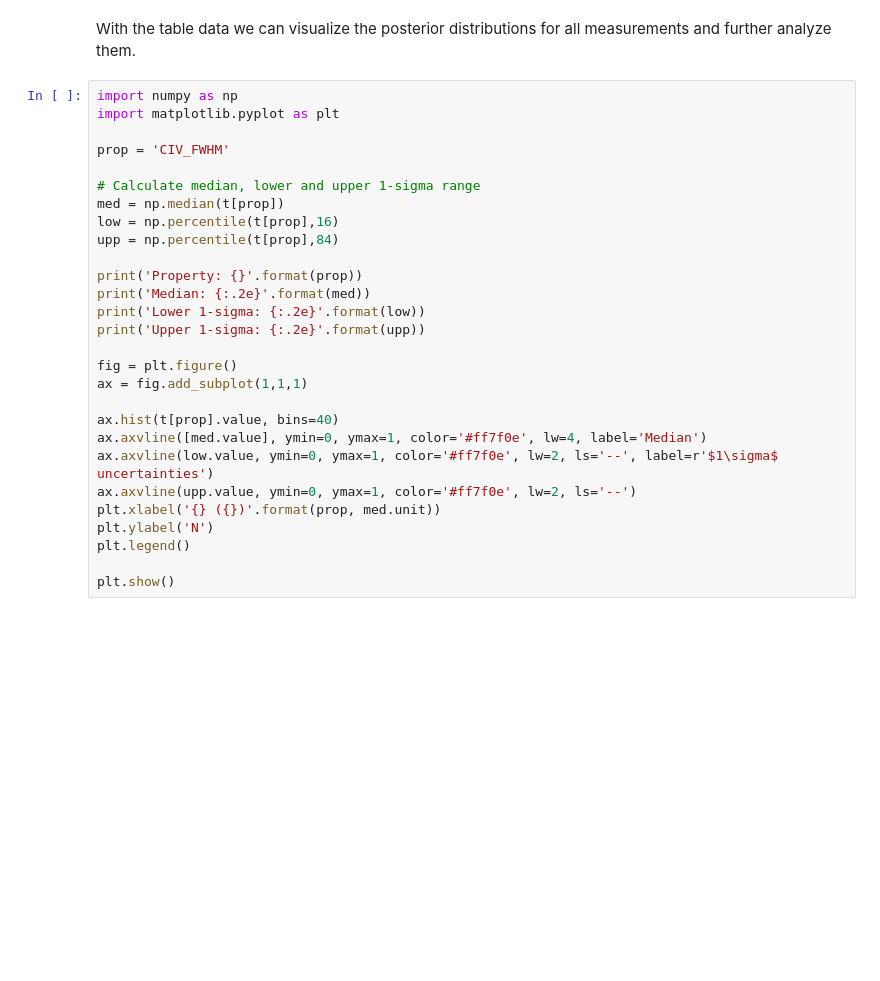
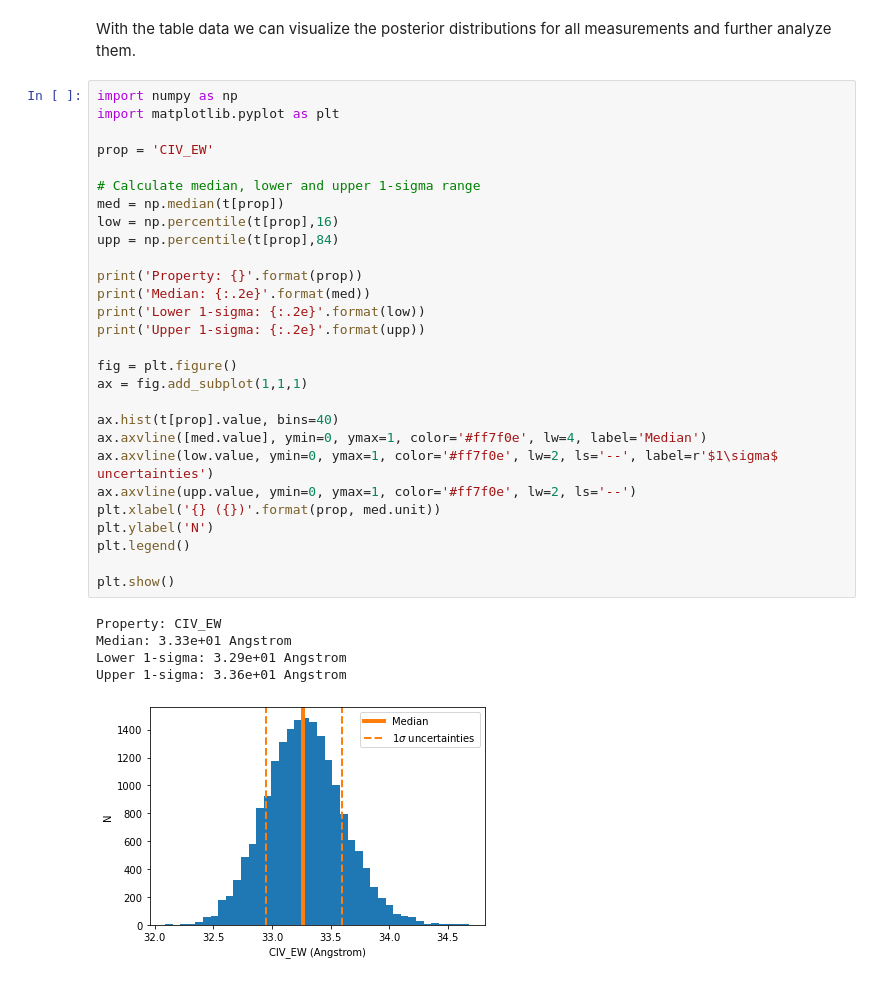
Before and after one commit to jtschindler/sculptor, a Jupyter notebook: examples/notebooks/scripting_sculptor_3.ipynb, the cells around one changed output. Cells and saved outputs as stored; diff of their text form; blank space fills up the shorter version.

```diff
--- a/examples/notebooks/scripting_sculptor_3.ipynb
+++ b/examples/notebooks/scripting_sculptor_3.ipynb
@@ -235,28 +345,34 @@ With the table data we can visualize the posterior distributions for all measure
 # %%
 import numpy as np
 import matplotlib.pyplot as plt
 
-prop = 'CIV_FWHM'
+prop = 'CIV_EW'
 
 # Calculate median, lower and upper 1-sigma range
 med = np.median(t[prop])
 low = np.percentile(t[prop],16)
 upp = np.percentile(t[prop],84)
 
 print('Property: {}'.format(prop))
 print('Median: {:.2e}'.format(med))
 print('Lower 1-sigma: {:.2e}'.format(low))
 print('Upper 1-sigma: {:.2e}'.format(upp))
 
 fig = plt.figure()
 ax = fig.add_subplot(1,1,1)
 
 ax.hist(t[prop].value, bins=40)
 ax.axvline([med.value], ymin=0, ymax=1, color='#ff7f0e', lw=4, label='Median')
 ax.axvline(low.value, ymin=0, ymax=1, color='#ff7f0e', lw=2, ls='--', label=r'$1\sigma$ uncertainties')
 ax.axvline(upp.value, ymin=0, ymax=1, color='#ff7f0e', lw=2, ls='--')
 plt.xlabel('{} ({})'.format(prop, med.unit))
 plt.ylabel('N')
 plt.legend()
 
 plt.show()
+# %% [output]
+Property: CIV_EW
+Median: 3.33e+01 Angstrom
+Lower 1-sigma: 3.29e+01 Angstrom
+Upper 1-sigma: 3.36e+01 Angstrom
+[figure, added]
```
Also changed, not shown: parts of 11 cells of this notebook, 27 other files.
